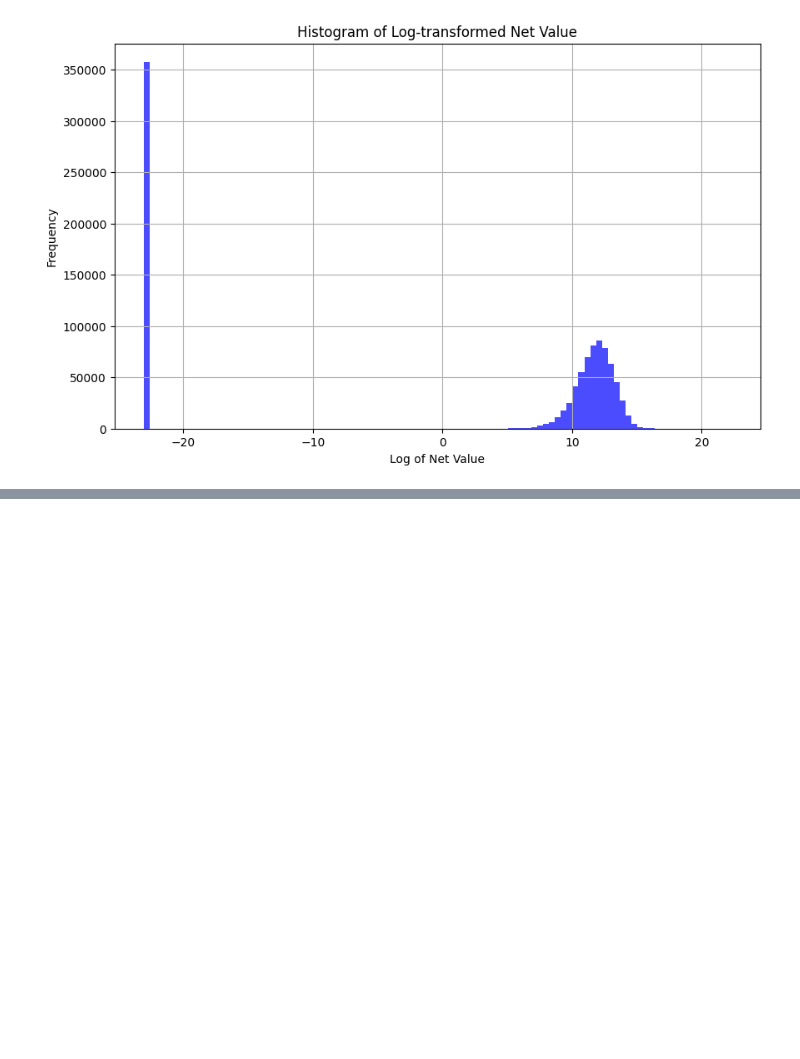
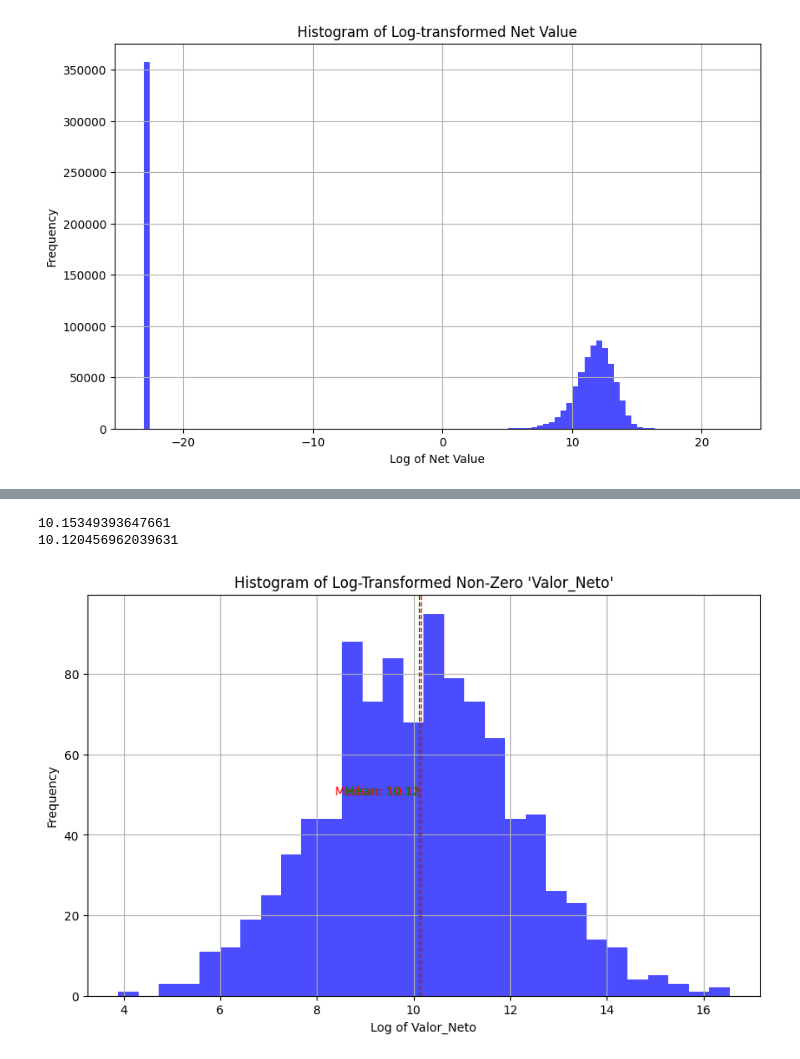
Before and after one commit to davidsmoreno/DifPrivHealthCostPredict, a Jupyter notebook: DataExploring.ipynb, the cells around one changed output, grey strips where cells are left out. Cells and saved outputs as stored; diff of their text form; code cells hidden in the pictures; blank space fills up the shorter version.

```diff
--- a/DataExploring.ipynb
+++ b/DataExploring.ipynb
@@ -381,0 +388,30 @@ Number of NA values in 'Valor_Neto': 0
+# %%
+
+log_median = np.median(log_values)
+log_mean = np.mean(log_values)
+
+print(log_median)
+print(log_mean)
+
+# Creating histogram
+plt.figure(figsize=(10, 6))
+plt.hist(log_values, bins=30, color='blue', alpha=0.7)
+plt.title("Histogram of Log-Transformed Non-Zero 'Valor_Neto'")
+plt.xlabel('Log of Valor_Neto')
+plt.ylabel('Frequency')
+
+# Adding mean and median lines
+plt.axvline(log_median, color='red', linestyle='dashed', linewidth=1)
+plt.axvline(log_mean, color='green', linestyle='dashed', linewidth=1)
+
+# Adding annotations
+plt.text(log_median, 50, 'Median: {:.2f}'.format(log_median), color='red', ha='right')
+plt.text(log_mean, 50, 'Mean: {:.2f}'.format(log_mean), color='green', ha='right')
+
+# Show plot
+plt.grid(True)
+plt.show()
+# %% [output]
+10.15349393647661
+10.120456962039631
+[figure, added]
```
Also changed, not shown: parts of 16 cells of this notebook, 1 other file.
